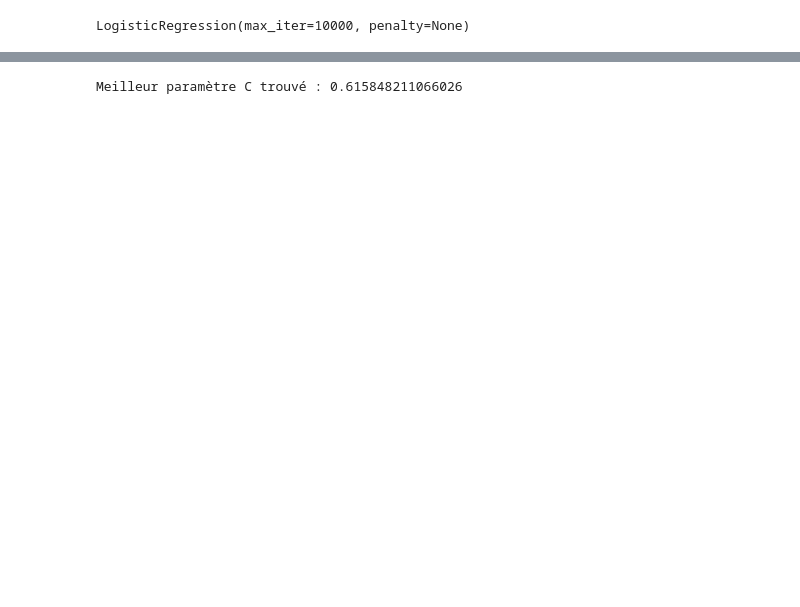
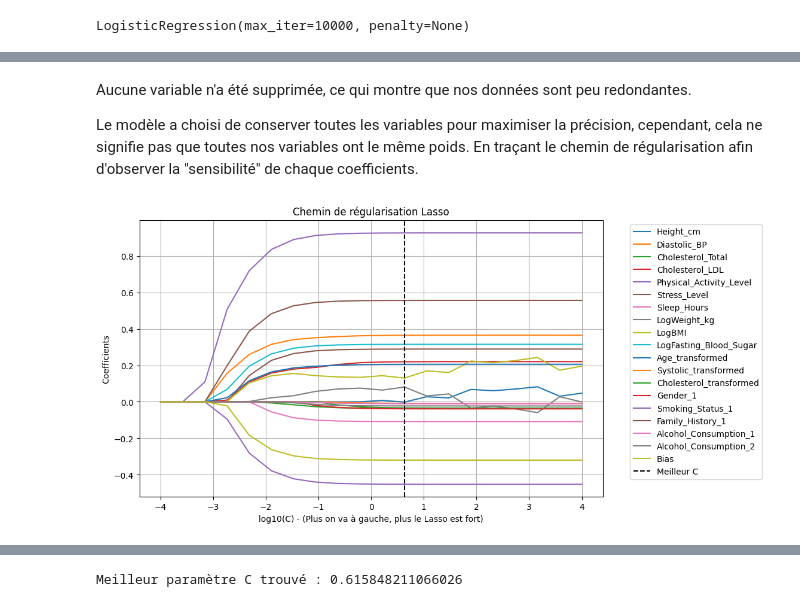
Before and after one commit to Jeanne-mrq/projet-MLBBL, a Jupyter notebook: Notebook_python.ipynb, the cells around one changed output, grey strips where cells are left out. Drawn from its saved outputs; the diff is of its cells as text; code cells hidden in the pictures; blank space fills up the shorter version.

```diff
--- a/Notebook_python.ipynb
+++ b/Notebook_python.ipynb
@@ -397 +419,24 @@ Index: []
+# %% [markdown]
+Aucune variable n'a été supprimée, ce qui montre que nos données sont peu redondantes.
+
+Le modèle a choisi de conserver toutes les variables pour maximiser la précision, cependant, cela ne signifie pas que toutes nos variables ont le même poids.  En traçant le chemin de régularisation afin d'observer la "sensibilité" de chaque coefficients.
+# %%
+# On récupère les chemins de coefficients (moyenne sur les plis de CV)
+paths = logReg_lasso.coefs_paths_[1.0]
+avg_paths = np.mean(paths, axis=0)
+cs = logReg_lasso.Cs_
+
+plt.figure(figsize=(10, 6))
+for i in range(avg_paths.shape[1]):
+    plt.plot(np.log10(cs), avg_paths[:, i], label=health_features.columns[i] if i < len(health_features.columns) else "Bias")
+
+plt.axvline(np.log10(logReg_lasso.C_[0]), linestyle='--', color='k', label='Meilleur C')
+plt.xlabel('log10(C) - (Plus on va à gauche, plus le Lasso est fort)')
+plt.ylabel('Coefficients')
+plt.title('Chemin de régularisation Lasso')
+plt.legend(bbox_to_anchor=(1.05, 1), loc='upper left')
+plt.grid(True)
+plt.show()
+# %% [output]
+[figure, added]
 # %% [markdown]
```
Also changed, not shown: parts of 61 cells of this notebook, 1 other file.
